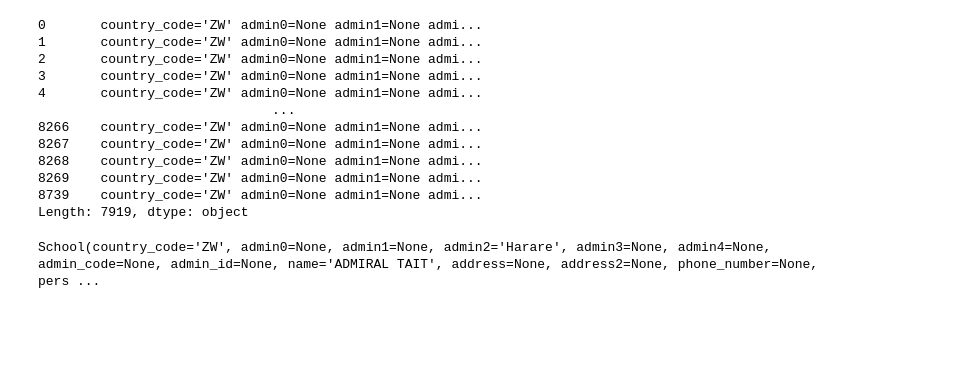
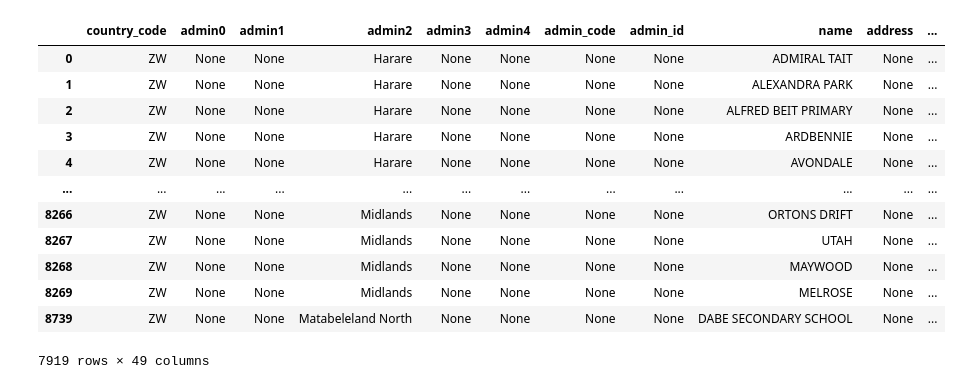
Before and after one commit to developmentseed/unicef-schools-attribute-cleaning, a Jupyter notebook: unicef_schools_attribute_cleaning/notebooks/zimbabwe_scratch.ipynb, the cells around one changed output. Saved outputs shown, nothing was run; the diff lists cells and outputs as text; code cells hidden in the pictures; blank space fills up the shorter version.

```diff
--- a/unicef_schools_attribute_cleaning/notebooks/zimbabwe_scratch.ipynb
+++ b/unicef_schools_attribute_cleaning/notebooks/zimbabwe_scratch.ipynb
@@ -106,22 +120,18 @@ Length: 7922, dtype: object
 # %%
 # filter out the False values from the series_to_school apply
-schools = res[res.values != False]
+schools = schools[schools['uuid'] != False]
 schools
 # %% [output]
+|  | country_code | admin0 | admin1 | admin2 | admin3 | admin4 | admin_code | admin_id | name | address | ... |
+| 0 | ZW | None | None | Harare | None | None | None | None | ADMIRAL TAIT | None | ... |
+| 1 | ZW | None | None | Harare | None | None | None | None | ALEXANDRA PARK | None | ... |
+| 2 | ZW | None | None | Harare | None | None | None | None | ALFRED BEIT PRIMARY | None | ... |
+| 3 | ZW | None | None | Harare | None | None | None | None | ARDBENNIE | None | ... |
+| 4 | ZW | None | None | Harare | None | None | None | None | AVONDALE | None | ... |
+| ... | ... | ... | ... | ... | ... | ... | ... | ... | ... | ... | ... |
+| 8266 | ZW | None | None | Midlands | None | None | None | None | ORTONS DRIFT | None | ... |
+| 8267 | ZW | None | None | Midlands | None | None | None | None | UTAH | None | ... |
+| 8268 | ZW | None | None | Midlands | None | None | None | None | MAYWOOD | None | ... |
+| 8269 | ZW | None | None | Midlands | None | None | None | None | MELROSE | None | ... |
+| 8739 | ZW | None | None | Matabeleland North | None | None | None | None | DABE SECONDARY SCHOOL | None | ... |
-0       country_code='ZW' admin0=None admin1=None admi...
-1       country_code='ZW' admin0=None admin1=None admi...
-2       country_code='ZW' admin0=None admin1=None admi...
-3       country_code='ZW' admin0=None admin1=None admi...
-4       country_code='ZW' admin0=None admin1=None admi...
-                              ...
-8266    country_code='ZW' admin0=None admin1=None admi...
-8267    country_code='ZW' admin0=None admin1=None admi...
-8268    country_code='ZW' admin0=None admin1=None admi...
-8269    country_code='ZW' admin0=None admin1=None admi...
-8739    country_code='ZW' admin0=None admin1=None admi...
-Length: 7919, dtype: object
+7919 rows × 49 columns
-# %%
-# values are validated Pydantic models representing a school
-schools.values[0]
-# %% [output]
-School(country_code='ZW', admin0=None, admin1=None, admin2='Harare', admin3=None, admin4=None, admin_code=None, admin_id=None, name='ADMIRAL TAIT', address=None, address2=None, phone_number=None, pers ...
```
Also changed, not shown: parts of 5 cells of this notebook, 4 other files.
